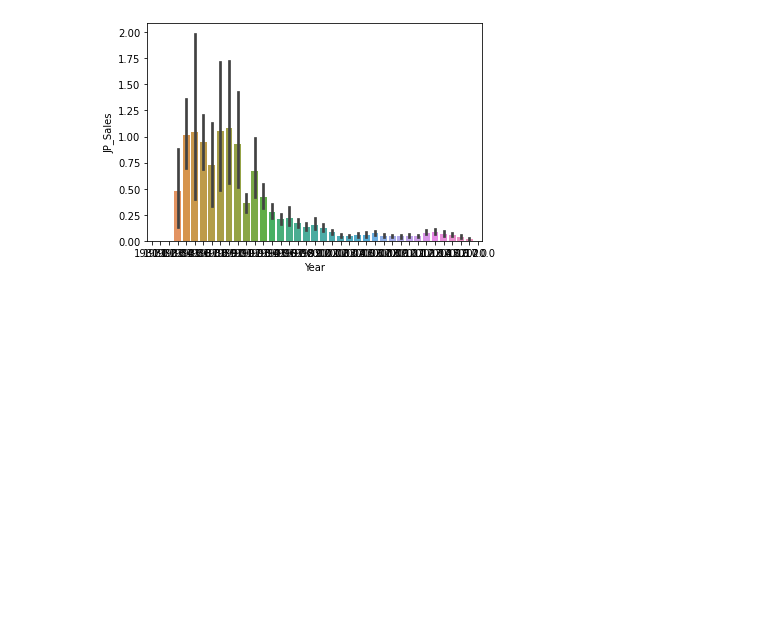
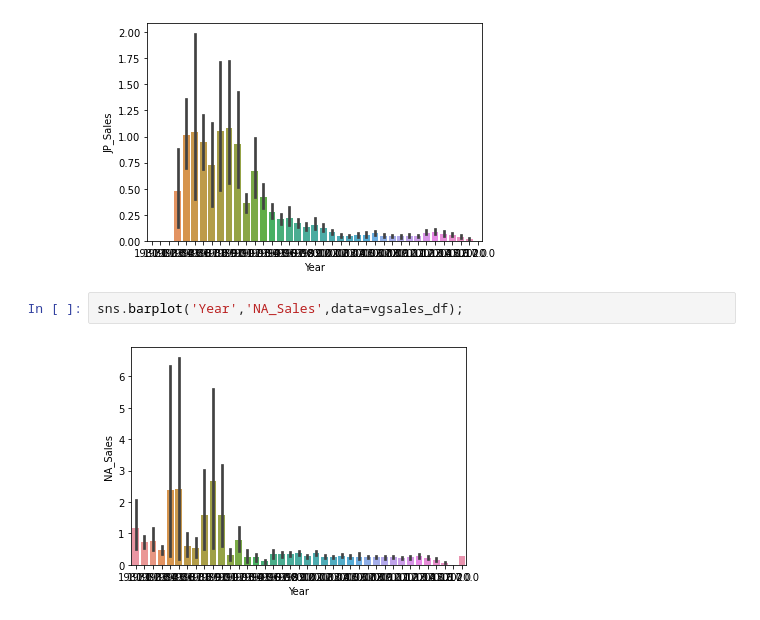
Before and after one commit to Nelsonkariuki/dataanalysis, a Jupyter notebook: vgsales.ipynb, the cells around one changed output. Cells and saved outputs as stored; diff of their text form; blank space fills up the shorter version.

Commit message:
data visualization

```diff
--- a/vgsales.ipynb
+++ b/vgsales.ipynb
@@ -51,3 +51,7 @@ import matplotlib.pyplot as plt
 sns.barplot('Year','JP_Sales',data=vgsales_df);
 # %% [output]
 [figure]
+# %%
+sns.barplot('Year','NA_Sales',data=vgsales_df);
+# %% [output]
+[figure, added]
```
Also changed, not shown: parts of 1 cell of this notebook.
